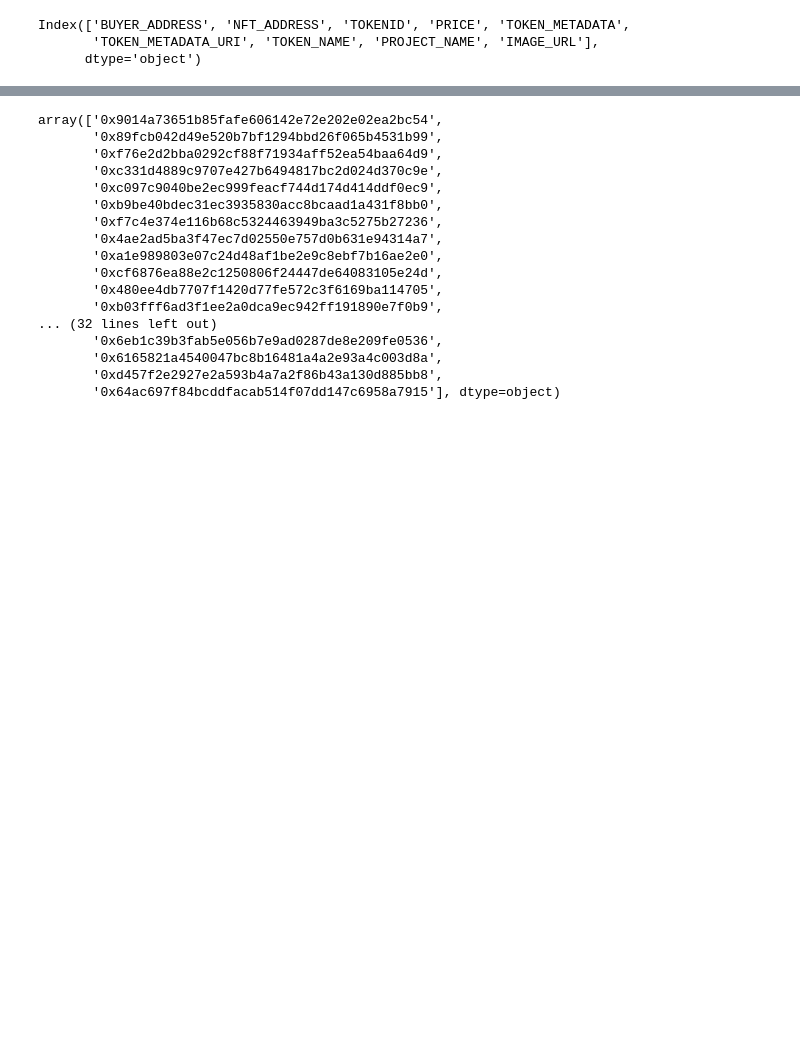
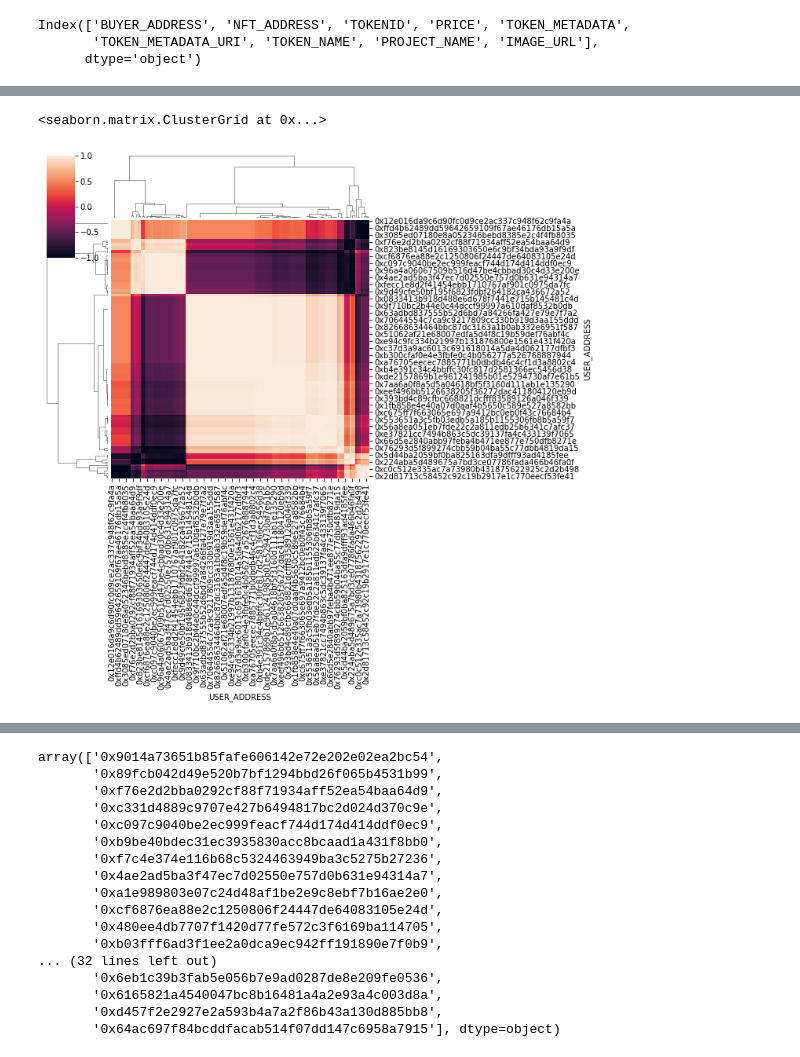
Before and after one commit to kkpsiren/streamlit_anchorhack_flipside, a Jupyter notebook: Untitled.ipynb, the cells around one changed output, grey strips where cells are left out. Cells and saved outputs as stored; diff of their text form; code cells hidden in the pictures; blank space fills up the shorter version.

Commit message:
clustermap

```diff
--- a/Untitled.ipynb
+++ b/Untitled.ipynb
@@ -218,0 +234,14 @@ Index(['BUYER_ADDRESS', 'NFT_ADDRESS', 'TOKENID', 'PRICE', 'TOKEN_METADATA',
+# %%
+ser = df_images.groupby('BUYER_ADDRESS')['NFT_ADDRESS'].count().to_frame('NFT_history')
+
+a = df.query('SYMBOL=="ETH"')
+ser2 = a[a['BALANCE']>0.1].groupby('USER_ADDRESS')['BALANCE'].mean().to_frame('ETH_balance')
+
+ser3 = df_minted.groupby('USER_ADDRESS')['TOKENID'].count().to_frame('minted')
+
+data = ser3.join(ser2).join(ser).fillna(0)
+
+sns.clustermap(data.T.corr())
+# %% [output]
+<seaborn.matrix.ClusterGrid at 0x...>
+[figure, added]
```
Also changed, not shown: parts of 3 cells of this notebook, 4 other files.
